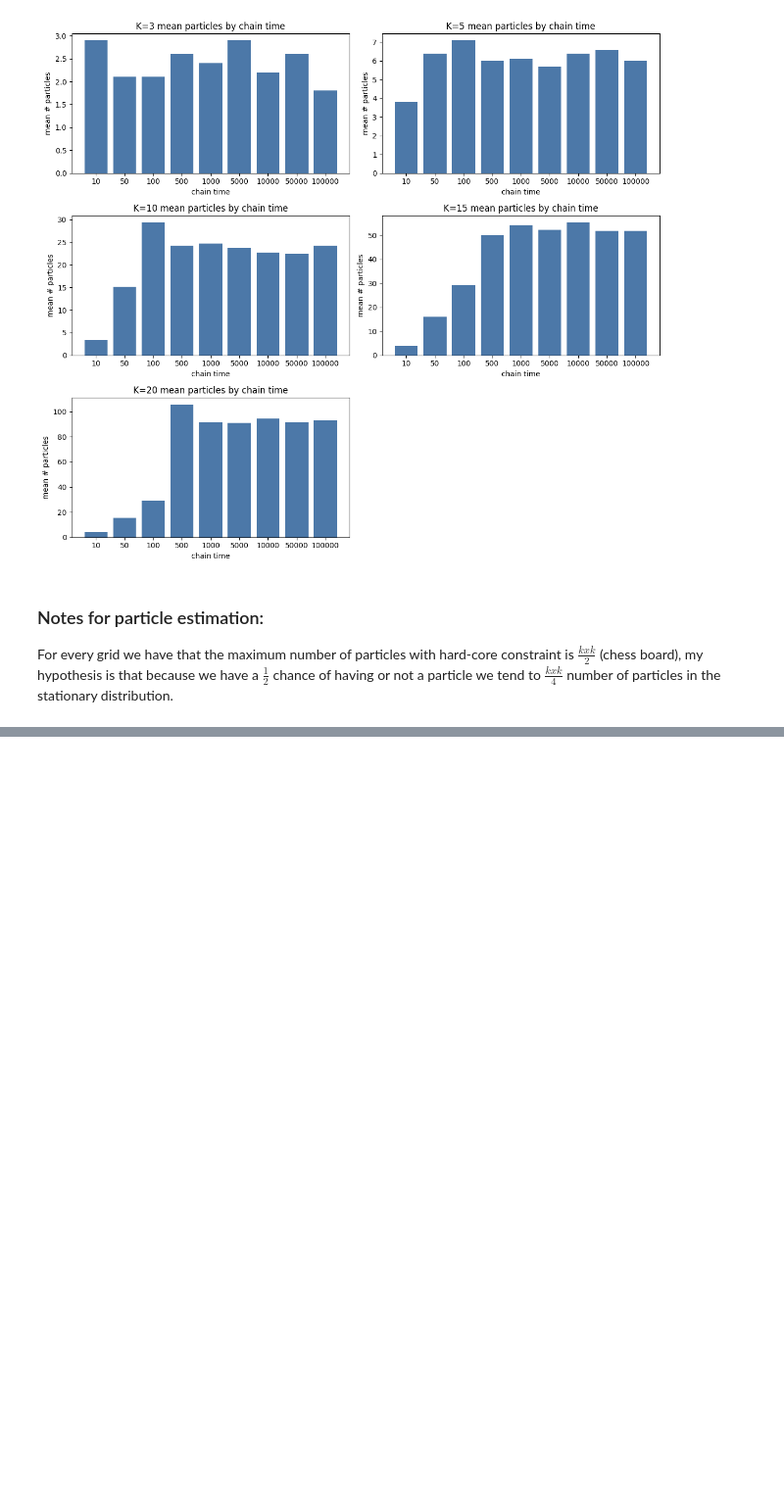
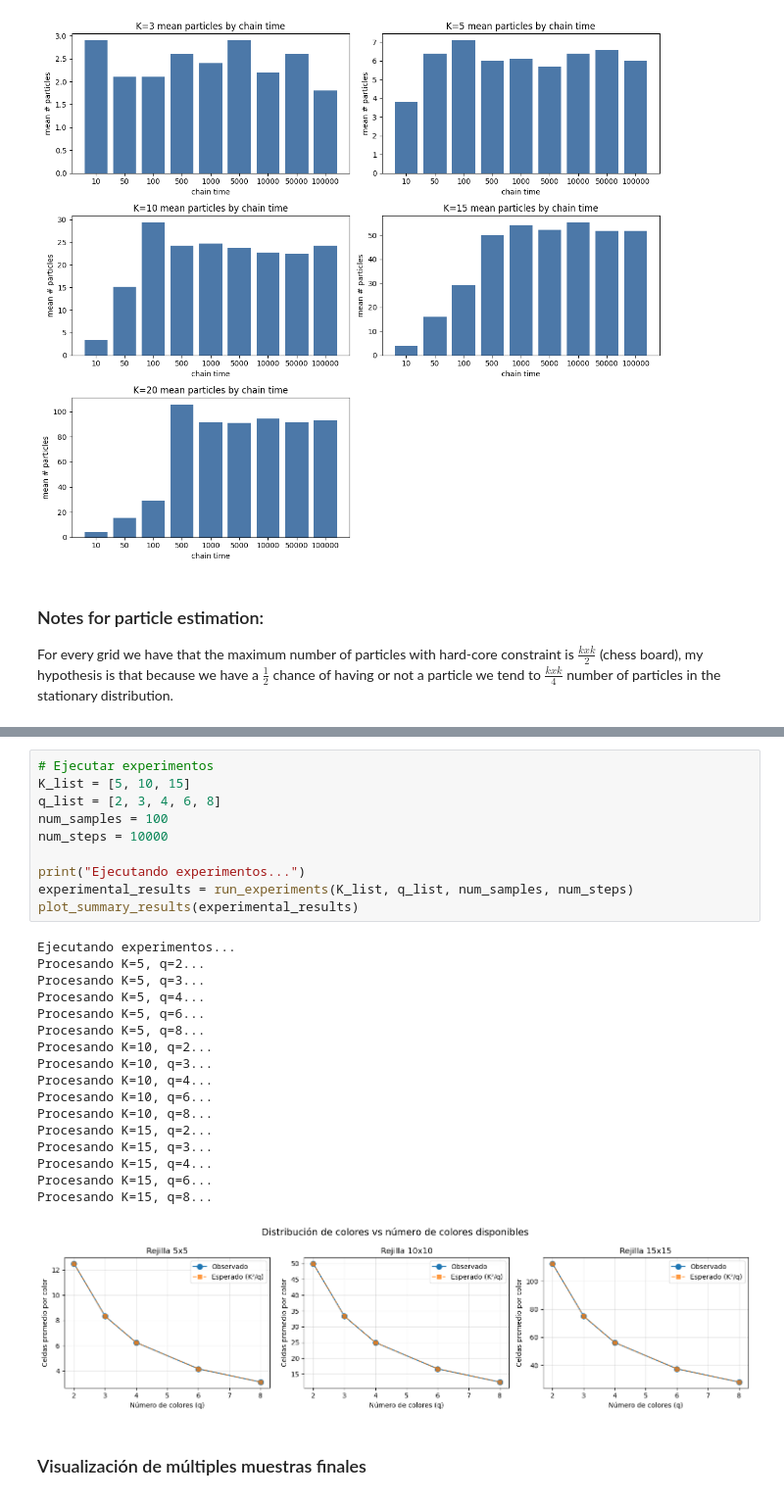
Before and after one commit to jnardosp/mcmc_random_sampling, a Jupyter notebook: hardcore_sampling.ipynb, the cells around one changed output, grey strips where cells are left out. Shown: that part at 98% size. Drawn from its saved outputs; the diff is of its cells as text; blank space fills up the shorter version.

```diff
--- a/hardcore_sampling.ipynb
+++ b/hardcore_sampling.ipynb
@@ -278,0 +718,30 @@ For every grid we have that the maximum number of particles with hard-core const
+# %%
+# Ejecutar experimentos
+K_list = [5, 10, 15]
+q_list = [2, 3, 4, 6, 8]
+num_samples = 100
+num_steps = 10000
+
+print("Ejecutando experimentos...")
+experimental_results = run_experiments(K_list, q_list, num_samples, num_steps)
+plot_summary_results(experimental_results)
+# %% [output]
+Ejecutando experimentos...
+Procesando K=5, q=2...
+Procesando K=5, q=3...
+Procesando K=5, q=4...
+Procesando K=5, q=6...
+Procesando K=5, q=8...
+Procesando K=10, q=2...
+Procesando K=10, q=3...
+Procesando K=10, q=4...
+Procesando K=10, q=6...
+Procesando K=10, q=8...
+Procesando K=15, q=2...
+Procesando K=15, q=3...
+Procesando K=15, q=4...
+Procesando K=15, q=6...
+Procesando K=15, q=8...
+[figure, added]
+# %% [markdown]
+### Visualización de múltiples muestras finales
```
Also changed, not shown: parts of 22 cells of this notebook.
